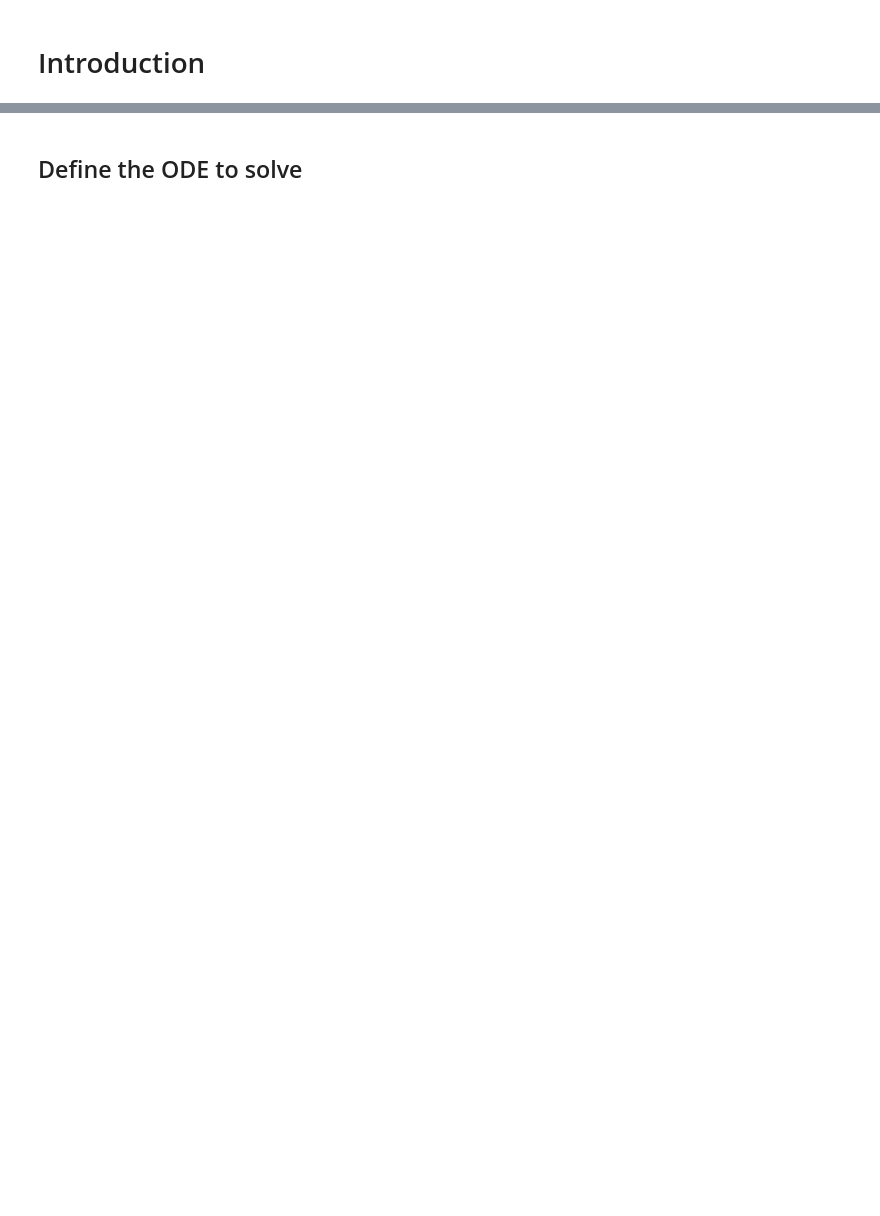
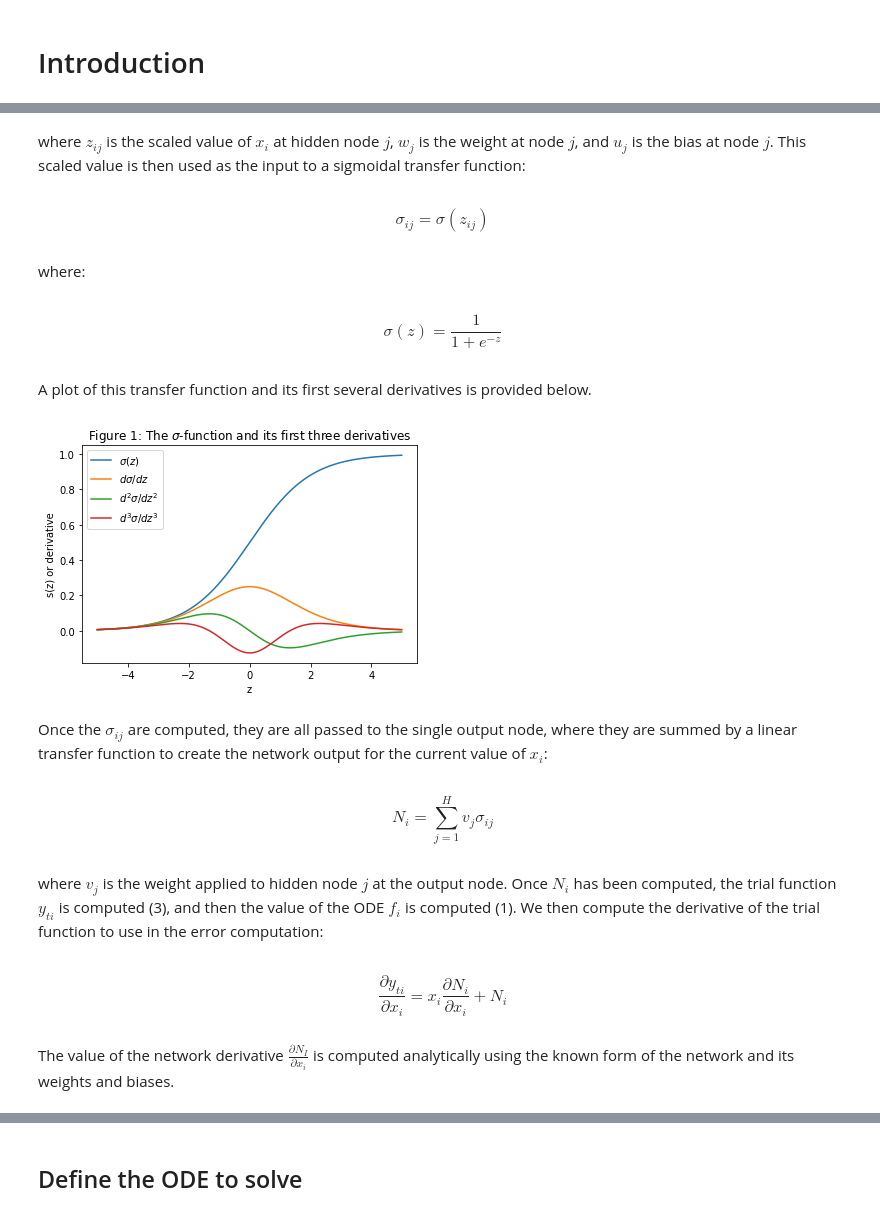
Before and after one commit to elwinter/nnode, a Jupyter notebook: nnode1.ipynb, the cells around one changed output, grey strips where cells are left out. Cells and saved outputs as stored; diff of their text form; code cells hidden in the pictures; blank space fills up the shorter version.

```diff
--- a/nnode1.ipynb
+++ b/nnode1.ipynb
@@ -11,0 +73,68 @@ This notebook will demonstrate how to use the code in the nnode1.py module.
+# %% [markdown]
+where $z_{ij}$ is the scaled value of $x_i$ at hidden node $j$, $w_j$ is the weight at node $j$, and $u_j$ is the bias at node $j$. This scaled value is then used as the input to a sigmoidal transfer function:
+# %% [markdown]
+\begin{equation}
+\sigma_{ij} = \sigma(z_{ij})
+\end{equation}
+# %% [markdown]
+where:
+# %% [markdown]
+\begin{equation}
+\sigma(z) = \frac {1}{1+e^{-z}}
+\end{equation}
+# %% [markdown]
+A plot of this transfer function and its first several derivatives is provided below.
+# %%
+def sigma(z):
+    return 1 / (1 + m.exp(-z))
+
+def dsigma_dz(z):
+    return m.exp(-z) / (1 + m.exp(-z))**2
+
+def d2sigma_dz2(z):
+    return (
+        2 * m.exp(-2 * z) / (1 + m.exp(-z))**3 - m.exp(-z) / (1 + m.exp(-z))**2
+    )
+
+def d3sigma_dz3(z):
+    return (
+        6 * m.exp(-3 * z) / (1 + m.exp(-z))**4
+        - 6 * m.exp(-2 * z) / (1 + m.exp(-z))**3
+        + m.exp(-z) / (1 + m.exp(-z))**2
+    )
+
+z = np.arange(-5, 5, 0.01)
+n = len(z)
+s = np.zeros(n)
+ds_dz = np.zeros(n)
+d2s_dz2 = np.zeros(n)
+d3s_dz3 = np.zeros(n)
+for i in range(n):
+    s[i] = sigma(z[i])
+    ds_dz[i] = dsigma_dz(z[i])
+    d2s_dz2[i] = d2sigma_dz2(z[i])
+    d3s_dz3[i] = d3sigma_dz3(z[i])
+plt.plot(z,s,label = "$\sigma(z)$")
+plt.plot(z,ds_dz,label = "$d\sigma/dz$")
+plt.plot(z,d2s_dz2, label = "$d^2\sigma/dz^2$")
+plt.plot(z,d3s_dz3, label = "$d^3\sigma/dz^3$");
+plt.xlabel("z")
+plt.ylabel("s(z) or derivative")
+plt.title("Figure 1: The $\sigma$-function and its first three derivatives")
+plt.legend();
+# %% [output]
+[figure, added]
+# %% [markdown]
+Once the $\sigma_{ij}$ are computed, they are all passed to the single output node, where they are summed by a linear transfer function to create the network output for the current value of $x_i$:
+# %% [markdown]
+\begin{equation}
+N_i = \sum_{j=1}^{H}v_j\sigma_{ij}
+\end{equation}
+# %% [markdown]
+where $v_j$ is the weight applied to hidden node $j$ at the output node. Once $N_i$ has been computed, the trial function $y_{ti}$ is computed (3), and then the value of the ODE $f_i$ is computed (1). We then compute the derivative of the trial function to use in the error computation:
+# %% [markdown]
+\begin{equation}
+\frac{\partial y_{ti}}{\partial x_i} = x_i \frac {\partial N_i}{\partial x_i} + N_i
+\end{equation}
+# %% [markdown]
+The value of the network derivative $\frac {\partial N_I}{\partial x_i}$ is computed analytically using the known form of the network and its weights and biases.
```
Also changed, not shown: parts of 99 cells of this notebook, 3 other files.
